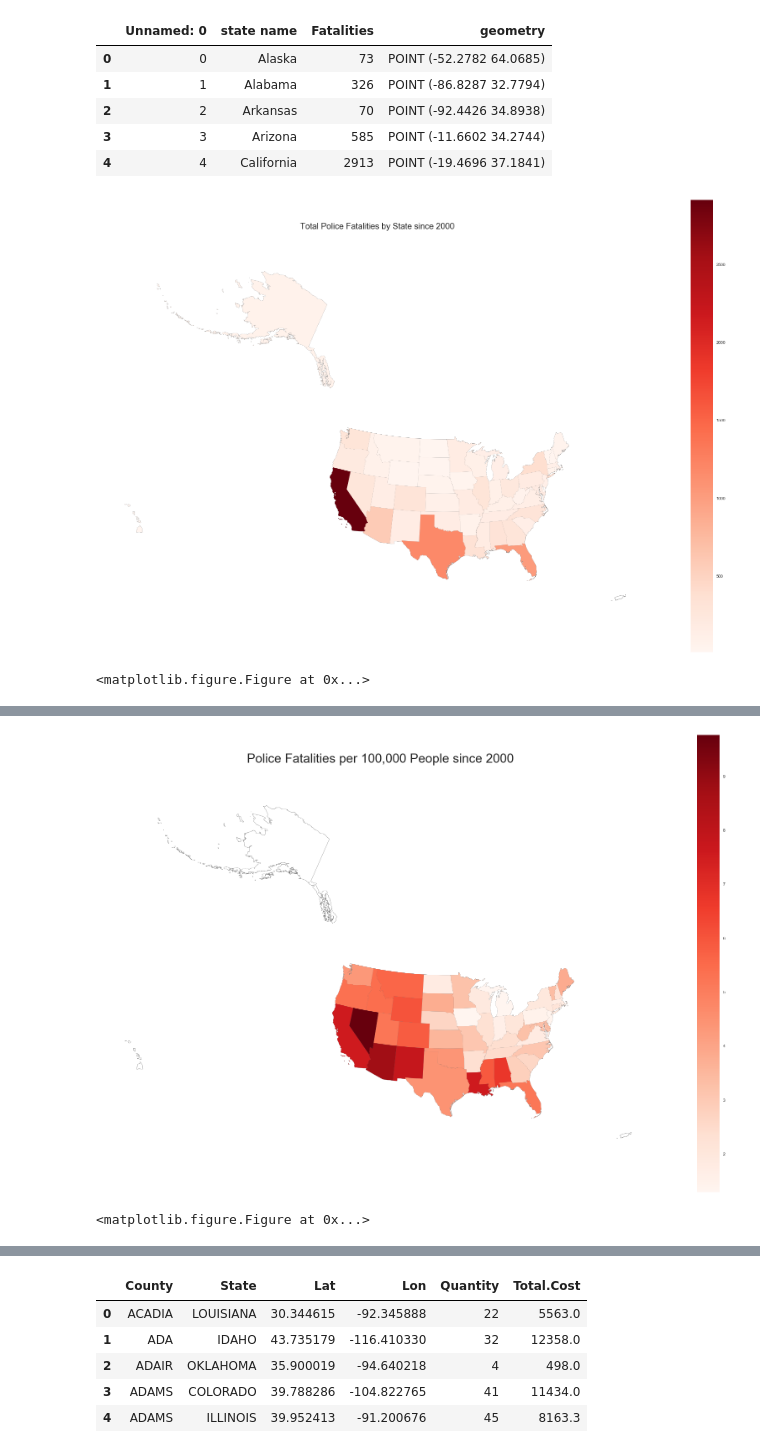
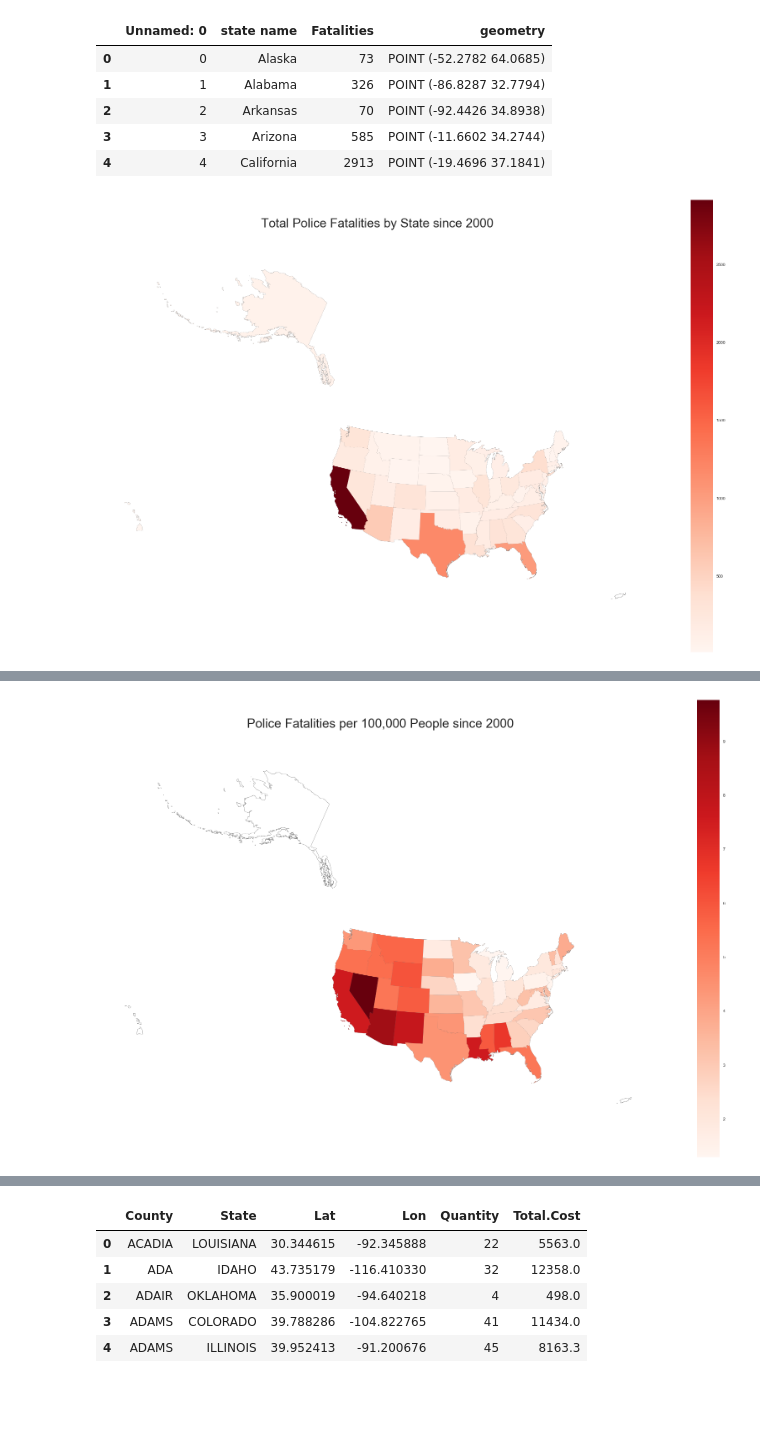
Before and after one commit to jkennedy74/DataViz_Project1, a Jupyter notebook: Plotting Fatalities Data.ipynb, the cells around one changed output, grey strips where cells are left out. Drawn from its saved outputs; the diff is of its cells as text; code cells hidden in the pictures; blank space fills up the shorter version.

Commit message:
fixed county plots

```diff
--- a/Plotting Fatalities Data.ipynb
+++ b/Plotting Fatalities Data.ipynb
@@ -117,9 +118,9 @@ plt.xlabel("Race")
 # Adjust axes
 plt.ylim(0,0.5)
 
-#sns.set()
-plt.show()
+sns.set()
 
 plt.savefig("shootingsbyrace.png")
+plt.show()
 # %% [output]
 [figure]
@@ -152,28 +152,27 @@ gdf.head()
 # %%
 # GeoJSON of US states from http://eric.clst.org/tech/usgeojson/
 total_usa = gpd.read_file('raw_data/gz_2010_us_040_00_5m.json')
 total_usa = total_usa.rename(columns={"NAME": "State"})
 total_usa = total_usa.set_index("State")
 
 ax = gplt.polyplot(total_usa, projection=gcrs.AlbersEqualArea(central_longitude=-98, central_latitude=39.5), figsize = (30,20))
 
 gplt.aggplot(gdf, projection=gcrs.AlbersEqualArea(), hue='Fatalities', cmap='Reds',
              by='state name', geometry=total_usa.geometry, ax=ax,
              linewidth=0)
 
 # Add Labeling
-plt.title("Total Police Fatalities by State since 2000", size = 20)
+plt.title("Total Police Fatalities by State since 2000", size = 30)
 
 # Adjust axes
 plt.xlim(-6500000, 4000000)
-plt.ylim(-2333017.0350154545, 5000000)
+plt.ylim(-2400000, 5000000)
+
+plt.savefig("fatalitiesbystate.png")
 
 plt.show()
-
-plt.savefig("fatalitiesbystate.png")
 # %% [output]
-[figure, old version]
+[figure, new version]
-<matplotlib.figure.Figure at 0x...>
 # %%
 # Read in census data
 census_df = pd.read_csv("raw_data/mean_populations_by_state.csv")
@@ -218,13 +217,11 @@ plt.xlim(-6500000, 4000000)
 plt.ylim(-2400000, 5000000)
 
 
+plt.savefig("fatalitiesbystateadjusted.png")
+
 plt.show()
-
-
-plt.savefig("fatalitiesbystateadjusted.png")
 # %% [output]
 [figure]
-<matplotlib.figure.Figure at 0x...>
 # %%
 equip_df = pd.read_csv('raw_data/summary.csv')
 
```
Also changed, not shown: parts of 4 cells of this notebook, 4 other files.
